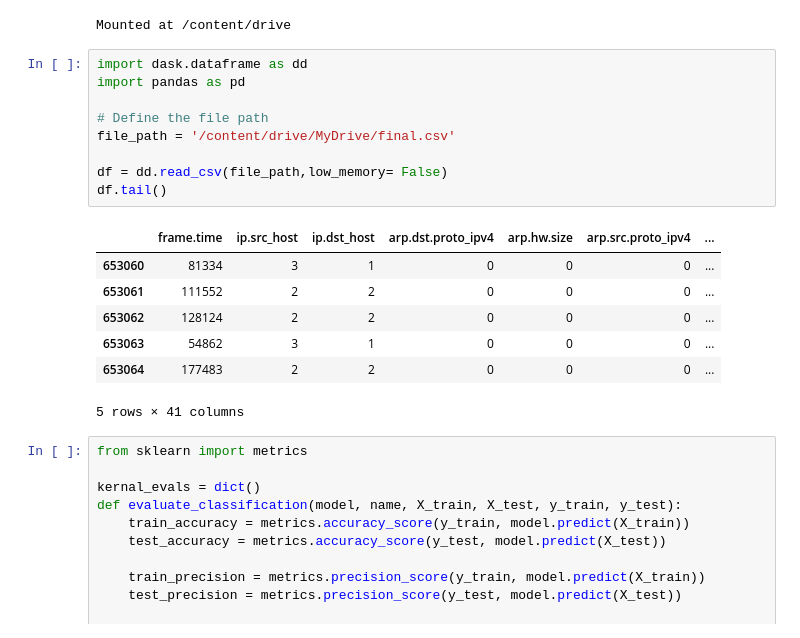
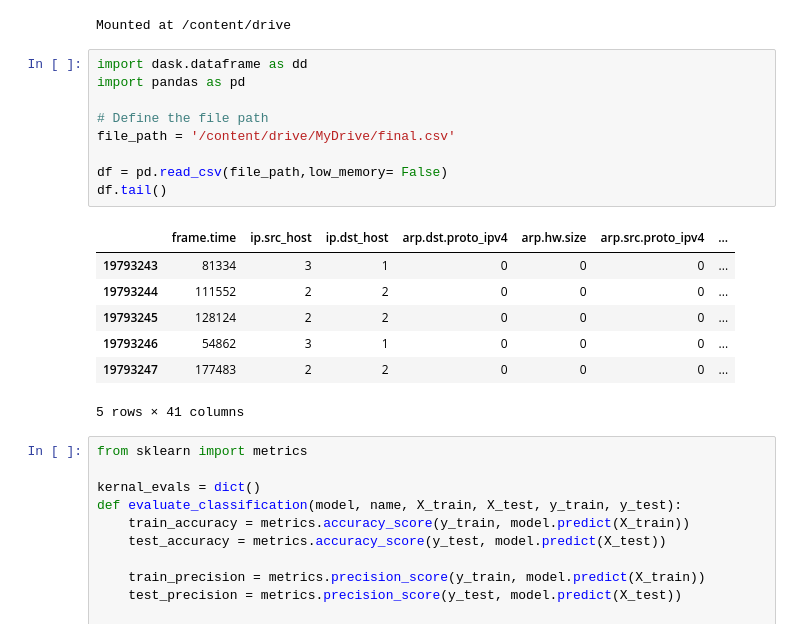
Before and after one commit to douniagh/MyApplication-, a Jupyter notebook: Training5.ipynb, the cells around one changed output. Saved outputs shown, nothing was run; the diff lists cells and outputs as text.

```diff
--- a/Training5.ipynb
+++ b/Training5.ipynb
@@ -34,19 +34,19 @@ Mounted at /content/drive
 # %%
 import dask.dataframe as dd
 import pandas as pd
 
 # Define the file path
 file_path = '/content/drive/MyDrive/final.csv'
 
-df = dd.read_csv(file_path,low_memory= False)
+df = pd.read_csv(file_path,low_memory= False)
 df.tail()
 # %% [output]
 |  | frame.time | ip.src_host | ip.dst_host | arp.dst.proto_ipv4 | arp.hw.size | arp.src.proto_ipv4 | ... |
-| 653060 | 81334 | 3 | 1 | 0 | 0 | 0 | ... |
-| 653061 | 111552 | 2 | 2 | 0 | 0 | 0 | ... |
-| 653062 | 128124 | 2 | 2 | 0 | 0 | 0 | ... |
-| 653063 | 54862 | 3 | 1 | 0 | 0 | 0 | ... |
-| 653064 | 177483 | 2 | 2 | 0 | 0 | 0 | ... |
+| 19793243 | 81334 | 3 | 1 | 0 | 0 | 0 | ... |
+| 19793244 | 111552 | 2 | 2 | 0 | 0 | 0 | ... |
+| 19793245 | 128124 | 2 | 2 | 0 | 0 | 0 | ... |
+| 19793246 | 54862 | 3 | 1 | 0 | 0 | 0 | ... |
+| 19793247 | 177483 | 2 | 2 | 0 | 0 | 0 | ... |
 5 rows × 41 columns
 # %%
 from sklearn import metrics
```
Also changed, not shown: parts of 1 cell of this notebook.
